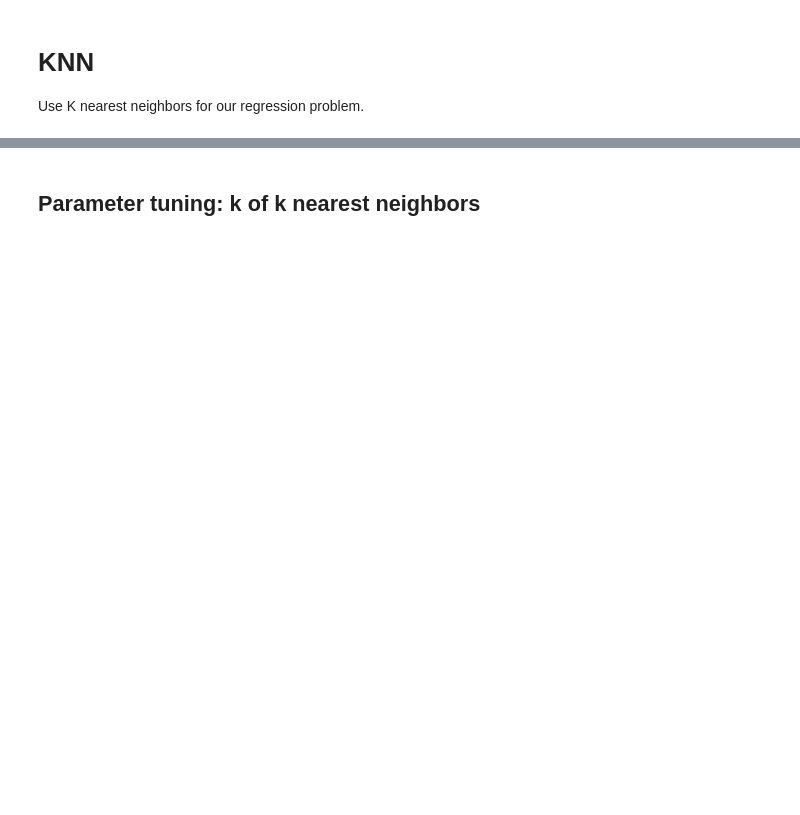
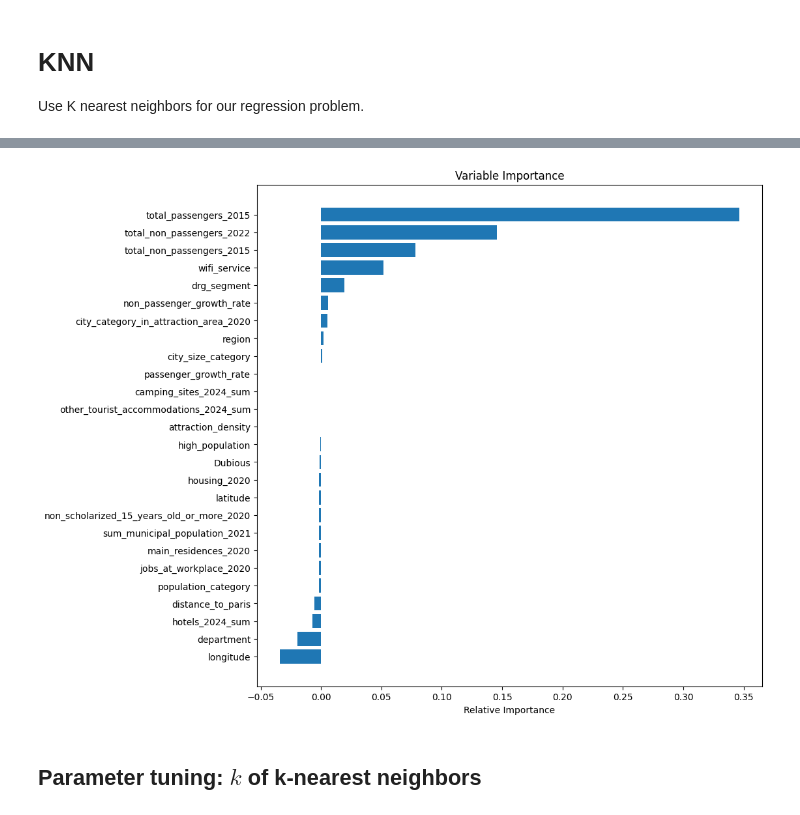
Before and after one commit to pierre-jezegou/fib-ml-project, a Jupyter notebook: knn.ipynb, the cells around one changed output, grey strips where cells are left out. Cells and saved outputs as stored; diff of their text form; code cells hidden in the pictures; blank space fills up the shorter version.

```diff
--- a/knn.ipynb
+++ b/knn.ipynb
@@ -66,5 +73,9 @@ results
+# %%
+plot_variable_importance(knn, X_test, y_test)
+# %% [output]
+[figure, added]
 # %% [markdown]
-## Parameter tuning: k of k nearest neighbors
+## Parameter tuning: $k$ of k-nearest neighbors
 # %%
 # More complex model
 train_score = {}
```
Also changed, not shown: parts of 14 cells of this notebook.
